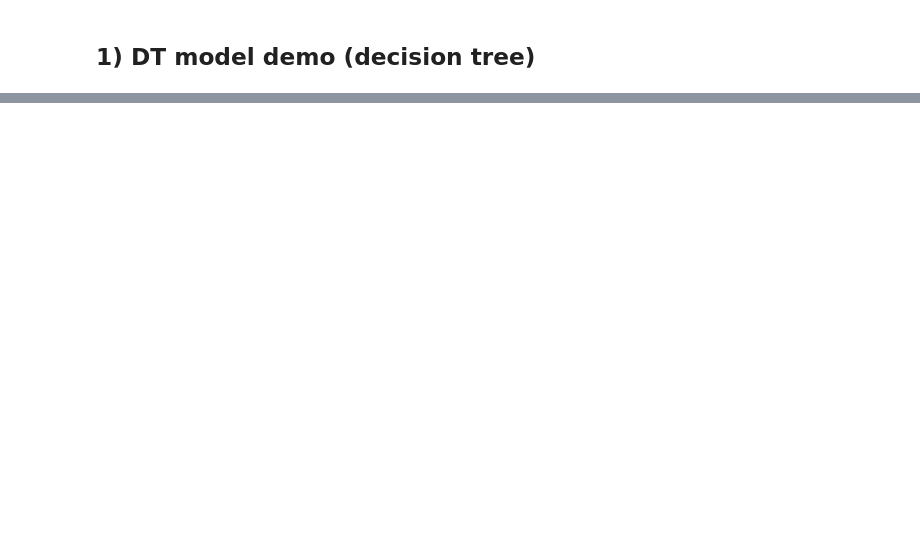
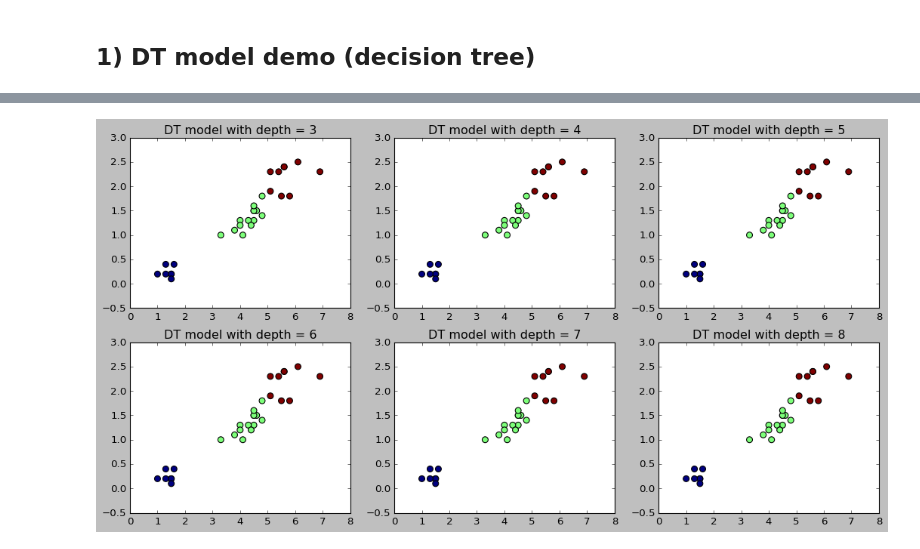
Before and after one commit to yennanliu/analysis, a Jupyter notebook: ML_/ML_Basic_Decision_Tree.ipynb, the cells around one changed output, grey strips where cells are left out. Saved outputs shown, nothing was run; the diff lists cells and outputs as text; code cells hidden in the pictures; blank space fills up the shorter version.

Commit message:
add DT classifer demo

```diff
--- a/ML_/ML_Basic_Decision_Tree.ipynb
+++ b/ML_/ML_Basic_Decision_Tree.ipynb
@@ -114,0 +122,20 @@ plt.show()
+# %%
+# DT classifier
+
+
+def data_preprocess(X,y):
+    X_train, X_test, y_train, y_test = train_test_split( X, y, test_size=0.2 )
+    sc = StandardScaler()
+    sc.fit(X_train)
+    X_train_std = sc.transform(X_train)
+    X_test_std = sc.transform(X_test)
+    return X_train_std,X_test_std ,X_train, X_test, y_train, y_test
+
+
+# load iris data
+
+iris = datasets.load_iris()
+X = iris.data[:, [2,3]]
+y = iris.target
+# pre-process data
+X_train_std,X_test_std,X_train, X_test, y_train, y_test = data_preprocess(X,y)
@@ -114,0 +144,20 @@ plt.show()
+# %%
+# fitting data with DT classifer  and plot output
+plt.style.use('seaborn-muted')
+#matplotlib.rcParams['figure.figsize'] = (10.0, 6.0)
+
+N_d  = 8
+r = int(N_d/4)
+fig = plt.figure(figsize=(16, N_d*1.5))
+
+
+for depth_ in range(3,9):
+    fig.add_subplot( r if N_d%3 is 0 else r+1, 3, depth_+1 )
+    DT_model = DecisionTreeClassifier(max_depth=depth_)
+    DT_model.fit(X_train, y_train)
+    plt.scatter(X_test[:,0:1],X_test[:,1:2],c=DT_model.predict(X_test),s=50)
+    plt.title('DT model with depth = {}'.format(depth_))
+    #print (DT_model.score(X_test,y_test))
+plt.show()
+# %% [output]
+[figure, added]
```
Also changed, not shown: parts of 7 cells of this notebook.
